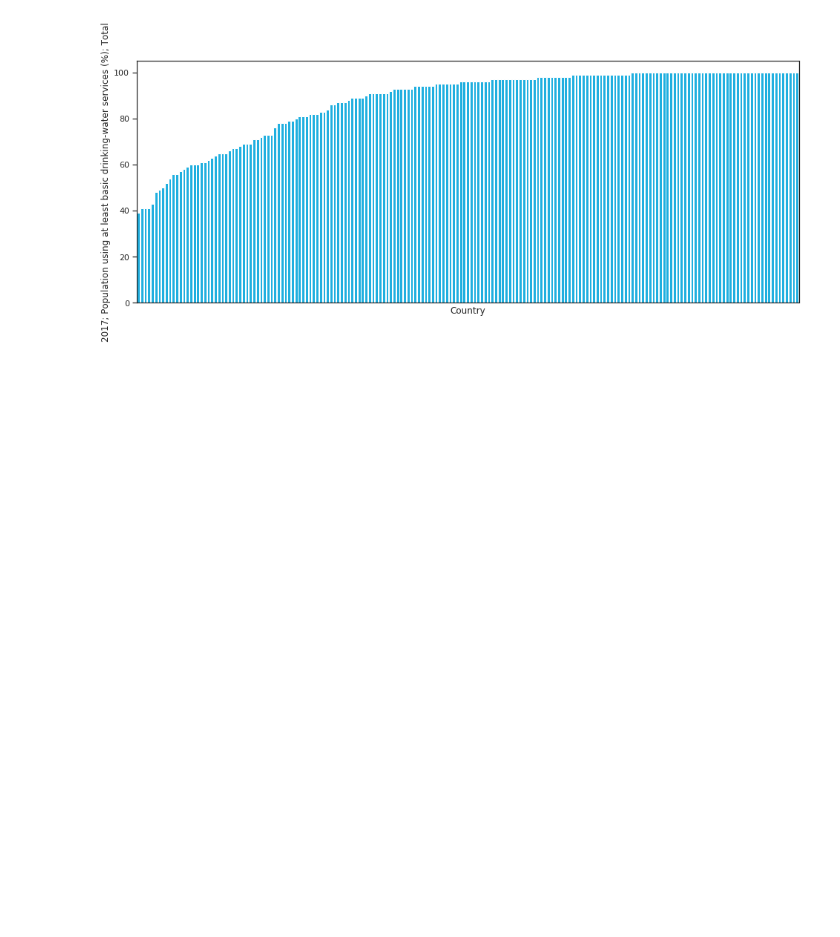
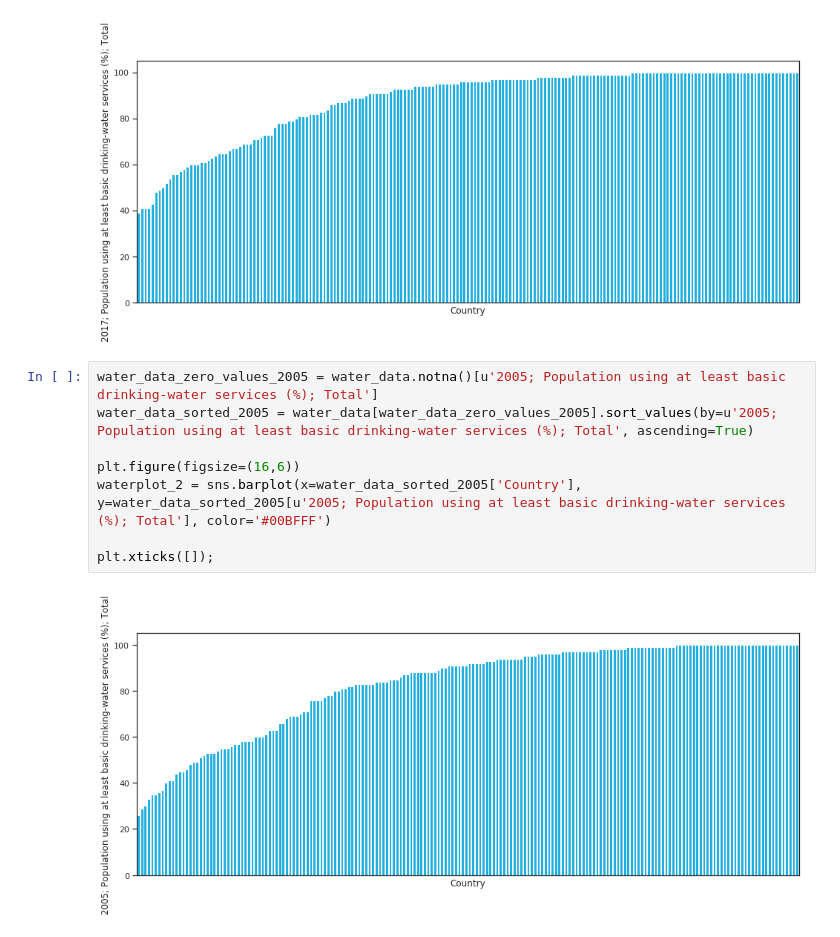
Before and after one commit to DJAxel/ads-b-challenge, a Jupyter notebook: notebooks/WSH_WATER_SAFELY_MANAGED,WSH_WATER_BASIC.ipynb, the cells around one changed output. Saved outputs shown, nothing was run; the diff lists cells and outputs as text; blank space fills up the shorter version.

Commit message:
Add comparison of 2005 water data in both the notebook and the Dash project

```diff
--- a/notebooks/WSH_WATER_SAFELY_MANAGED,WSH_WATER_BASIC.ipynb
+++ b/notebooks/WSH_WATER_SAFELY_MANAGED,WSH_WATER_BASIC.ipynb
@@ -27,3 +27,13 @@ waterplot_1 = sns.barplot(x=water_data_sorted['Country'], y=water_data_sorted[u'
 plt.xticks([]);
 # %% [output]
 [figure]
+# %%
+water_data_zero_values_2005 = water_data.notna()[u'2005; Population using at least basic drinking-water services (%); Total']
+water_data_sorted_2005 = water_data[water_data_zero_values_2005].sort_values(by=u'2005; Population using at least basic drinking-water services (%); Total', ascending=True)
+
+plt.figure(figsize=(16,6))
+waterplot_2 = sns.barplot(x=water_data_sorted_2005['Country'], y=water_data_sorted_2005[u'2005; Population using at least basic drinking-water services (%); Total'], color='#00BFFF')
+
+plt.xticks([]);
+# %% [output]
+[figure, added]
```
Also changed, not shown: 1 other file.
